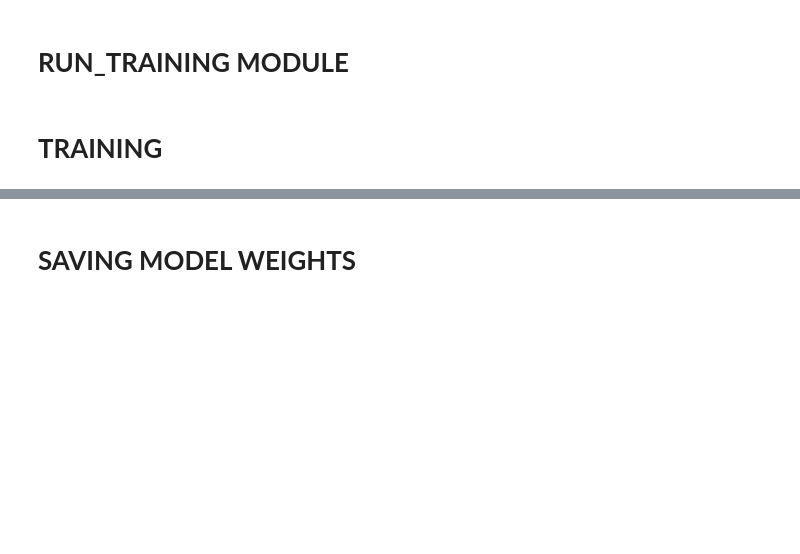
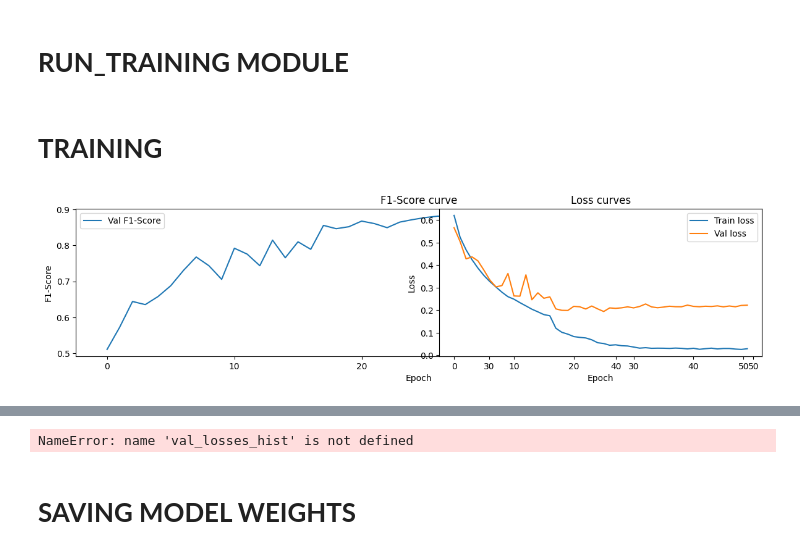
Before and after one commit to Harkt192/YaML-Deepfake, a Jupyter notebook: main.ipynb, the cells around one changed output, grey strips where cells are left out. Drawn from its saved outputs; the diff is of its cells as text; code cells hidden in the pictures; blank space fills up the shorter version.

Commit message:
Another structure, f1-score: 0.88

```diff
--- a/main.ipynb
+++ b/main.ipynb
@@ -399,51 +430,49 @@ def run(
         _train_loader,
         _val_loader,
         optimizer,
-        epochs: int = 10
+        epochs: int = 30
 ):
-    train_accs = []
-    val_accs = []
-    train_F1Scores = []
+    train_losses = []
+    val_losses = []
     val_F1Scores = []
 
     for epoch in range(epochs):
-        train_acc, train_F1Score = train(
+        train_loss = train(
             model,
             _train_loader,
             optimizer
         )
-        val_acc, val_F1Score = evaluate(
+        val_loss, val_F1 = evaluate(
             model,
             _val_loader
         )
+        scheduler.step(val_F1)
 
-        train_accs.append(train_acc)
-        val_accs.append(val_acc)
-        train_F1Scores.append(train_F1Score)
-        val_F1Scores.append(val_F1Score)
+        train_losses.append(train_loss)
+        val_losses.append(val_loss)
+        val_F1Scores.append(val_F1)
 
         show_losses(
-            train_F1_hist=train_F1Scores,
-            train_accs_hist=train_accs,
-            val_F1_hist=val_F1Scores,
-            val_accs_hist=val_accs
+            train_losses=train_losses,
+            val_losses=val_losses,
+            val_F1Scores=val_F1Scores
         )
-        print(f"Epoch {epoch + 1}/{epochs} | Train F1-Score: {train_F1Score:.4f} | Train Acc: {train_acc:.4f} | Val F1-Score: {val_F1Score:.4f} | Val Acc: {val_acc:.4f}")
+        print(f"Epoch {epoch + 1}/{epochs} | Train Loss: {train_loss:.4f} | Val Loss: {val_loss:.4f} | Val F1-Score: {val_F1:.4f}")
 
     return {
-        "train_accs": train_accs,
-        "val_accs": val_accs,
-        "train_F1Score": train_F1Scores,
-        "val_F1Score": val_F1Scores
+        "train_losses": train_losses,
+        "val_losses_hist": val_losses_hist,
+        "val_F1Scores": val_F1Scores
     }
 # %% [markdown]
 # **TRAINING**
 # %%
 history_data = run(
     model=MODEL,
     _train_loader=train_loader,
     _val_loader=val_loader,
     optimizer=OPTIMIZER,
-    epochs=50
+    epochs=200
 )
 # %% [output]
+[figure, added]
@@ -451,3 +480,4 @@ KeyboardInterrupt:
+NameError: name 'val_losses_hist' is not defined
 # %% [markdown]
 # **SAVING MODEL WEIGHTS**
 # %%
```
Also changed, not shown: parts of 17 cells of this notebook, 2 other files.
